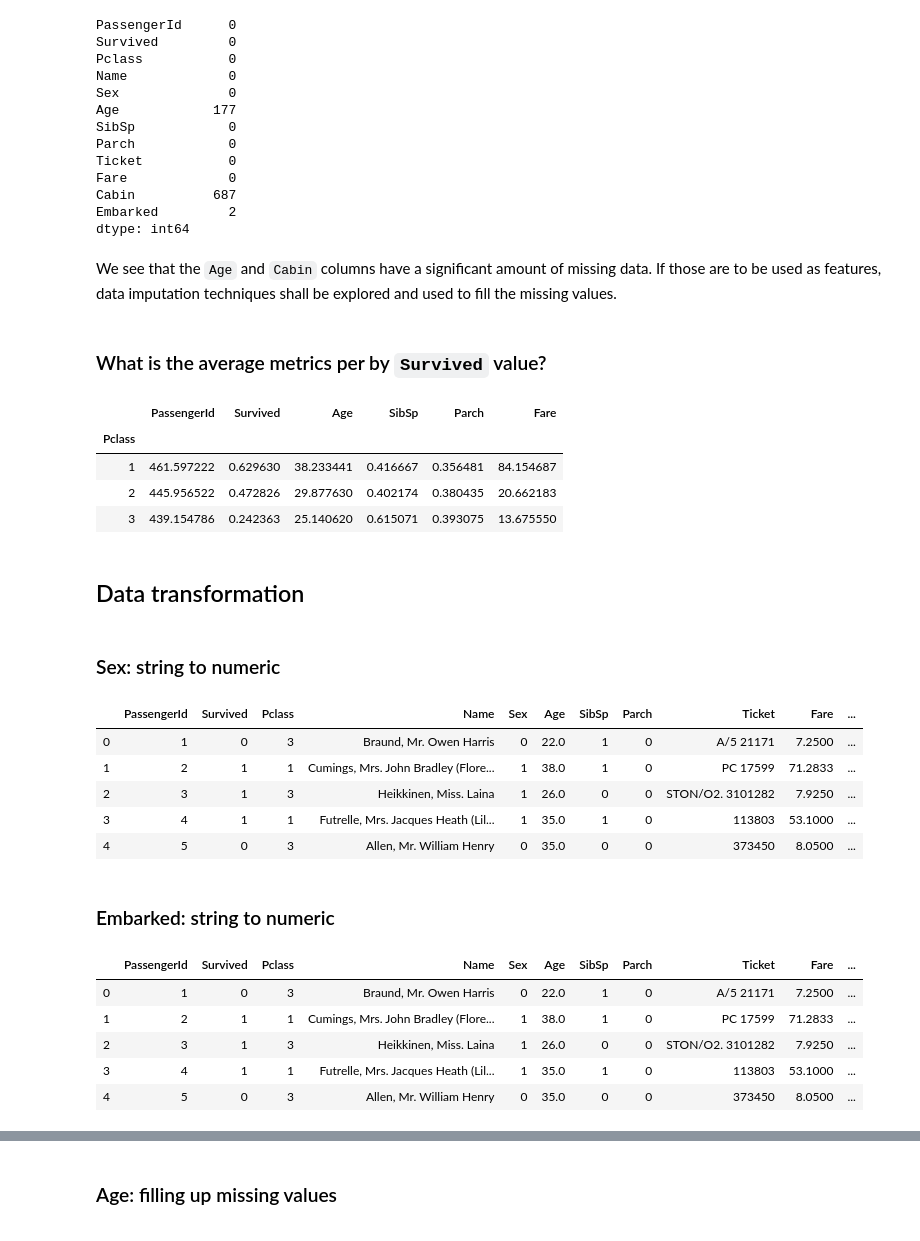
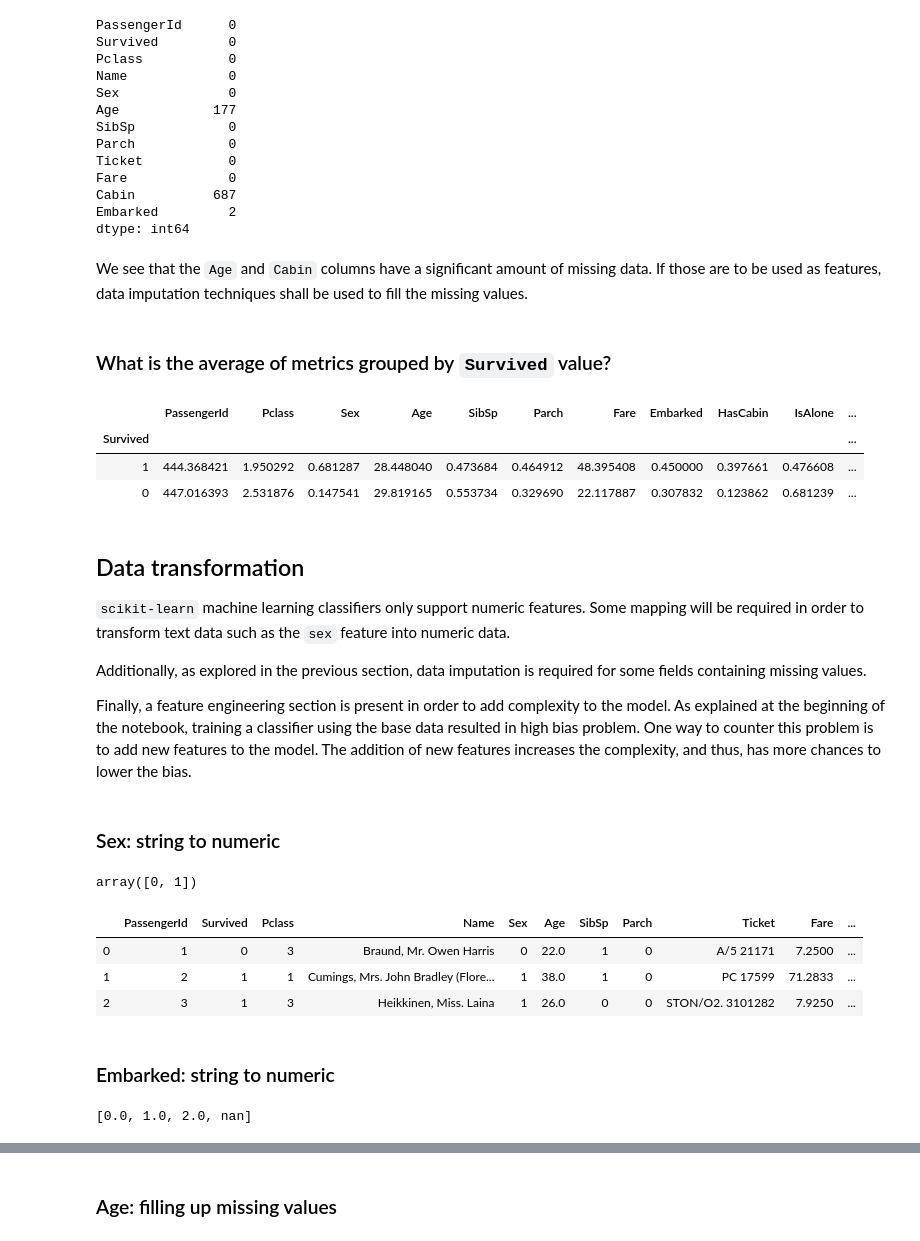
Before and after one commit to limphilip/kaggle-titanic, a Jupyter notebook: kaggle_titanic_notebook.ipynb, the cells around one changed output, grey strips where cells are left out. Drawn from its saved outputs; the diff is of its cells as text; code cells hidden in the pictures.

```diff
--- a/kaggle_titanic_notebook.ipynb
+++ b/kaggle_titanic_notebook.ipynb
@@ -58,41 +76,45 @@ Cabin          687
 Embarked         2
 dtype: int64
 # %% [markdown]
-We see that the `Age` and `Cabin` columns have a significant amount of missing data. If those are to be used as features, data imputation techniques shall be explored and used to fill the missing values.
+We see that the `Age` and `Cabin` columns have a significant amount of missing data. If those are to be used as features, data imputation techniques shall be used to fill the missing values.
 # %% [markdown]
-### What is the average metrics per by `Survived` value?
+### What is the average of metrics grouped by `Survived` value?
 # %%
-df.groupby(['Pclass']).mean().sort_values('Pclass').head(50)
+df.groupby(['Survived']).mean().sort_values('Pclass').head(2)
 # %% [output]
-|  | PassengerId | Survived | Age | SibSp | Parch | Fare |
-| Pclass |  |  |  |  |  |  |
-| 1 | 461.597222 | 0.629630 | 38.233441 | 0.416667 | 0.356481 | 84.154687 |
-| 2 | 445.956522 | 0.472826 | 29.877630 | 0.402174 | 0.380435 | 20.662183 |
-| 3 | 439.154786 | 0.242363 | 25.140620 | 0.615071 | 0.393075 | 13.675550 |
+|  | PassengerId | Pclass | Sex | Age | SibSp | Parch | Fare | Embarked | HasCabin | IsAlone | ... |
+| Survived |  |  |  |  |  |  |  |  |  |  | ... |
+| 1 | 444.368421 | 1.950292 | 0.681287 | 28.448040 | 0.473684 | 0.464912 | 48.395408 | 0.450000 | 0.397661 | 0.476608 | ... |
+| 0 | 447.016393 | 2.531876 | 0.147541 | 29.819165 | 0.553734 | 0.329690 | 22.117887 | 0.307832 | 0.123862 | 0.681239 | ... |
-# %% [markdown]
-## Data transformation
+# %% [markdown]
+## Data transformation
+`scikit-learn` machine learning classifiers only support numeric features. Some mapping will be required in order to transform text data such as the `sex` feature into numeric data.
+
+Additionally, as explored in the previous section, data imputation is required for some fields containing missing values.
+
+Finally, a feature engineering section is present in order to add complexity to the model. As explained at the beginning of the notebook, training a classifier using the base data resulted in high bias problem. One way to counter this problem is to add new features to the model. The addition of new features increases the complexity, and thus, has more chances to lower the bias.
 # %% [markdown]
 ### Sex: string to numeric
+# %%
+df["Sex"].unique()
+# %% [output]
+array([0, 1])
 # %%
-df["Sex"] = df["Sex"].map({"male": 0, "female": 1})
-df.head(5)
+df["Sex"] = df["Sex"].map({
+    "male": 0,
+    "female": 1,
+    0: 0, # In case the code is ran again
+    1: 1  # In case the code is ran again
+})
+df.head(3)
 # %% [output]
 |  | PassengerId | Survived | Pclass | Name | Sex | Age | SibSp | Parch | Ticket | Fare | ... |
 | 0 | 1 | 0 | 3 | Braund, Mr. Owen Harris | 0 | 22.0 | 1 | 0 | A/5 21171 | 7.2500 | ... |
 | 1 | 2 | 1 | 1 | Cumings, Mrs. John Bradley (Flore... | 1 | 38.0 | 1 | 0 | PC 17599 | 71.2833 | ... |
 | 2 | 3 | 1 | 3 | Heikkinen, Miss. Laina | 1 | 26.0 | 0 | 0 | STON/O2. 3101282 | 7.9250 | ... |
-| 3 | 4 | 1 | 1 | Futrelle, Mrs. Jacques Heath (Lil... | 1 | 35.0 | 1 | 0 | 113803 | 53.1000 | ... |
-| 4 | 5 | 0 | 3 | Allen, Mr. William Henry | 0 | 35.0 | 0 | 0 | 373450 | 8.0500 | ... |
 # %% [markdown]
 ### Embarked: string to numeric
-# %%
-df["Embarked"] = df["Embarked"].map({"S": 0, "C": 1, "Q": 2})
-# df["Embarked"].unique().tolist()
-df.head(5)
-# %% [output]
-|  | PassengerId | Survived | Pclass | Name | Sex | Age | SibSp | Parch | Ticket | Fare | ... |
-| 0 | 1 | 0 | 3 | Braund, Mr. Owen Harris | 0 | 22.0 | 1 | 0 | A/5 21171 | 7.2500 | ... |
-| 1 | 2 | 1 | 1 | Cumings, Mrs. John Bradley (Flore... | 1 | 38.0 | 1 | 0 | PC 17599 | 71.2833 | ... |
-| 2 | 3 | 1 | 3 | Heikkinen, Miss. Laina | 1 | 26.0 | 0 | 0 | STON/O2. 3101282 | 7.9250 | ... |
-| 3 | 4 | 1 | 1 | Futrelle, Mrs. Jacques Heath (Lil... | 1 | 35.0 | 1 | 0 | 113803 | 53.1000 | ... |
-| 4 | 5 | 0 | 3 | Allen, Mr. William Henry | 0 | 35.0 | 0 | 0 | 373450 | 8.0500 | ... |
+# %%
+df["Embarked"].unique().tolist()
+# %% [output]
+[0.0, 1.0, 2.0, nan]
```
Also changed, not shown: parts of 53 cells of this notebook.
